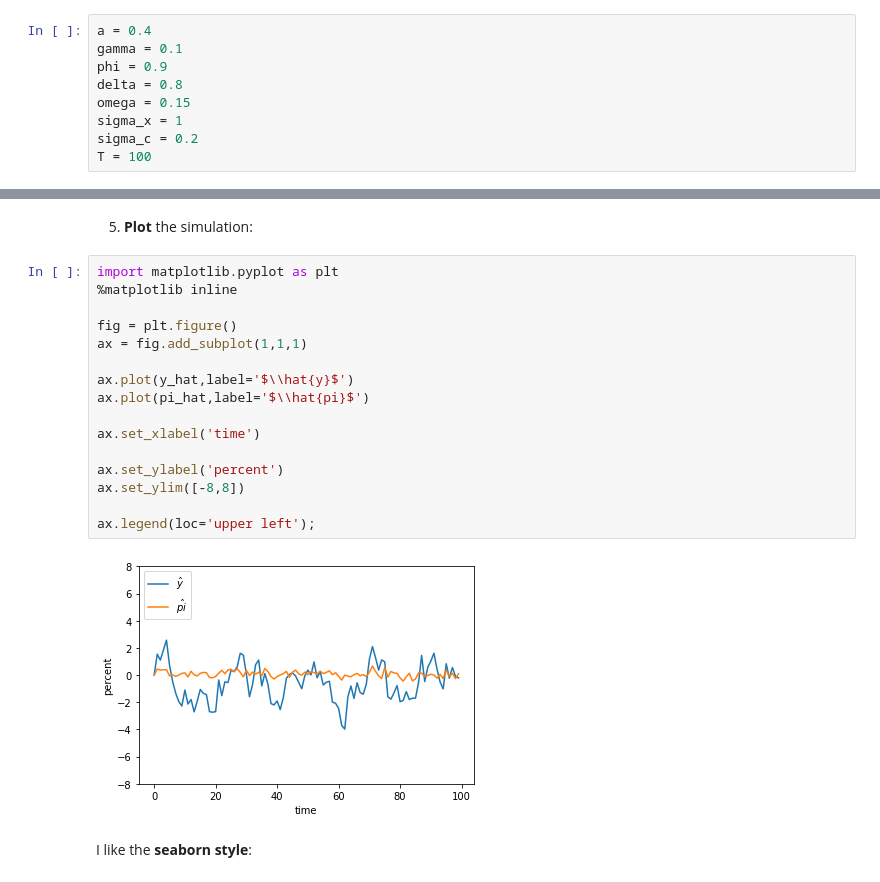
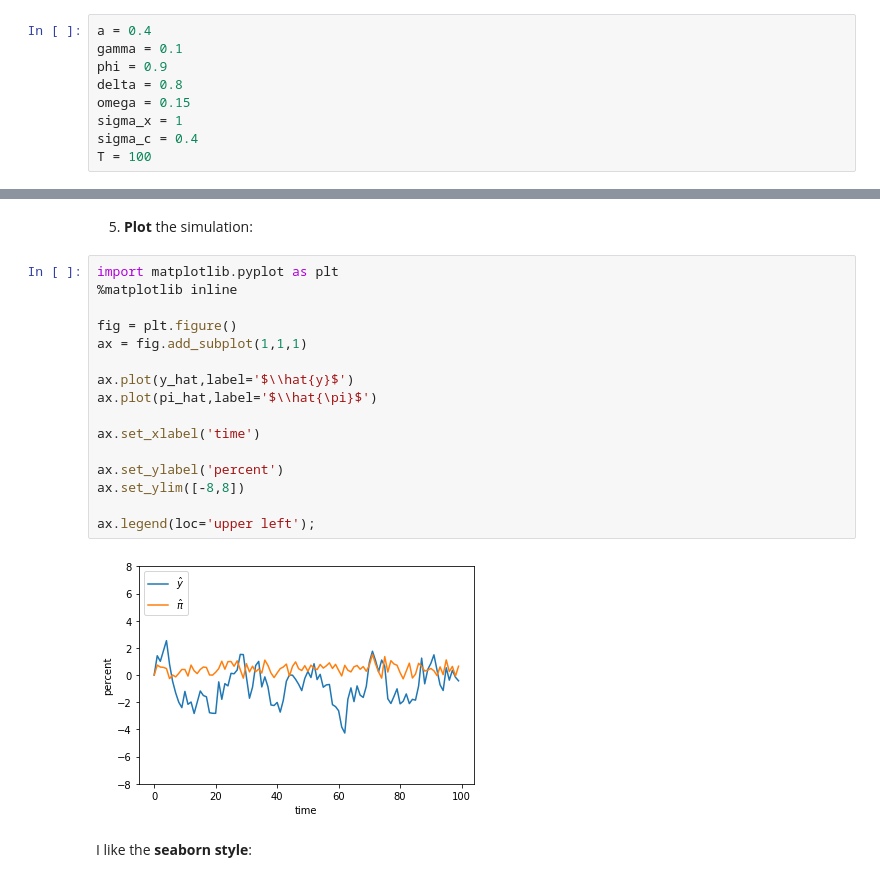
Before and after one commit to NumEconCopenhagen/lectures-2020, a Jupyter notebook: web/01/Introduction.ipynb, the cells around one changed output, grey strips where cells are left out. Saved outputs shown, nothing was run; the diff lists cells and outputs as text.

```diff
--- a/web/01/Introduction.ipynb
+++ b/web/01/Introduction.ipynb
@@ -173,6 +173,6 @@ phi = 0.9
 delta = 0.8
 omega = 0.15
 sigma_x = 1
-sigma_c = 0.2
+sigma_c = 0.4
 T = 100
 # %% [markdown]
@@ -218,21 +218,21 @@ for t in range(1,T):
 # %%
 import matplotlib.pyplot as plt
 %matplotlib inline
 
 fig = plt.figure()
 ax = fig.add_subplot(1,1,1)
 
 ax.plot(y_hat,label='$\\hat{y}$')
-ax.plot(pi_hat,label='$\\hat{pi}$')
+ax.plot(pi_hat,label='$\\hat{\pi}$')
 
 ax.set_xlabel('time')
 
 ax.set_ylabel('percent')
 ax.set_ylim([-8,8])
 
 ax.legend(loc='upper left');
 # %% [output]
-[figure, old version]
+[figure, new version]
 # %% [markdown]
 I like the **seaborn style**:
 # %%
```
Also changed, not shown: parts of 7 cells of this notebook, 6 other files.
